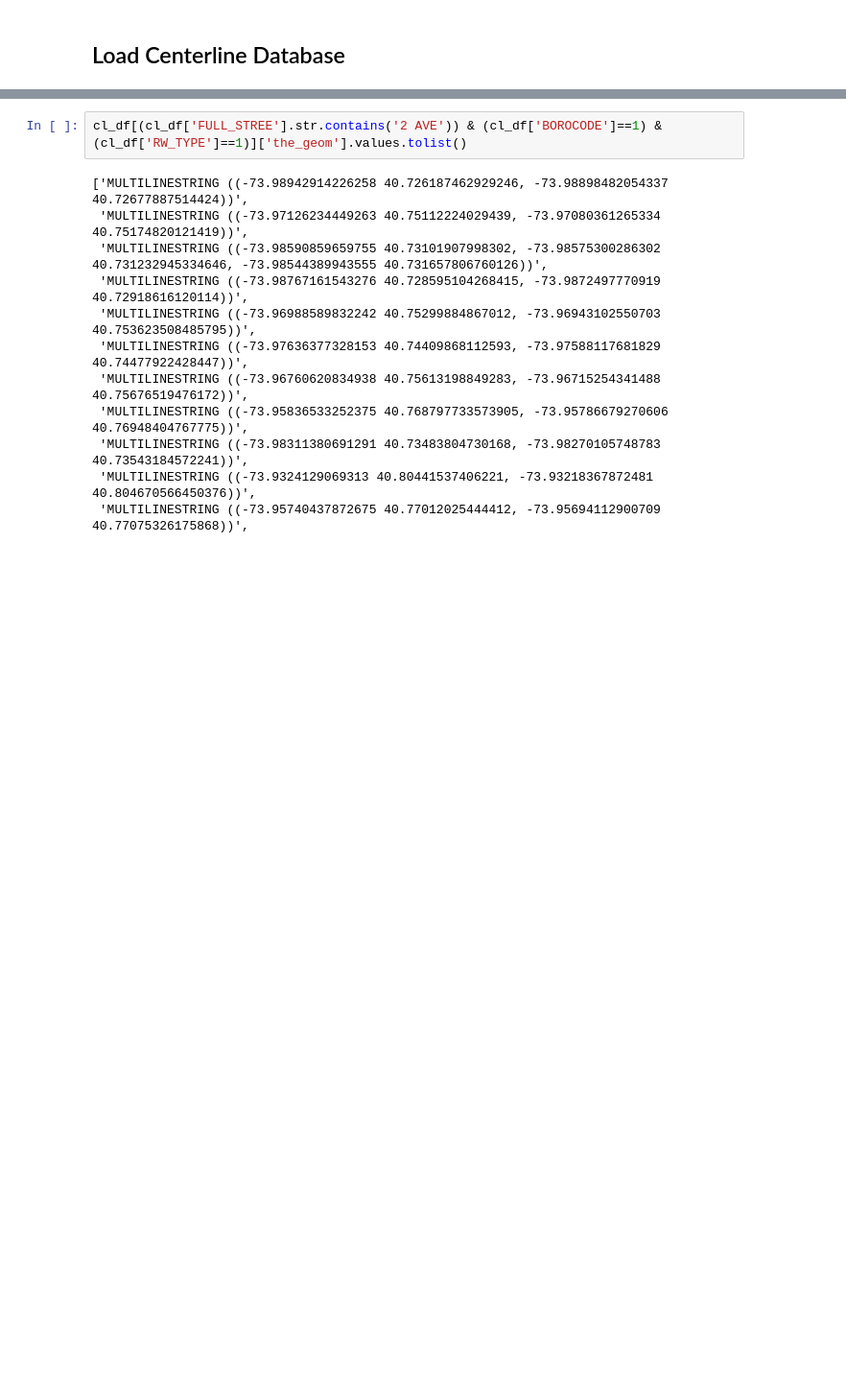
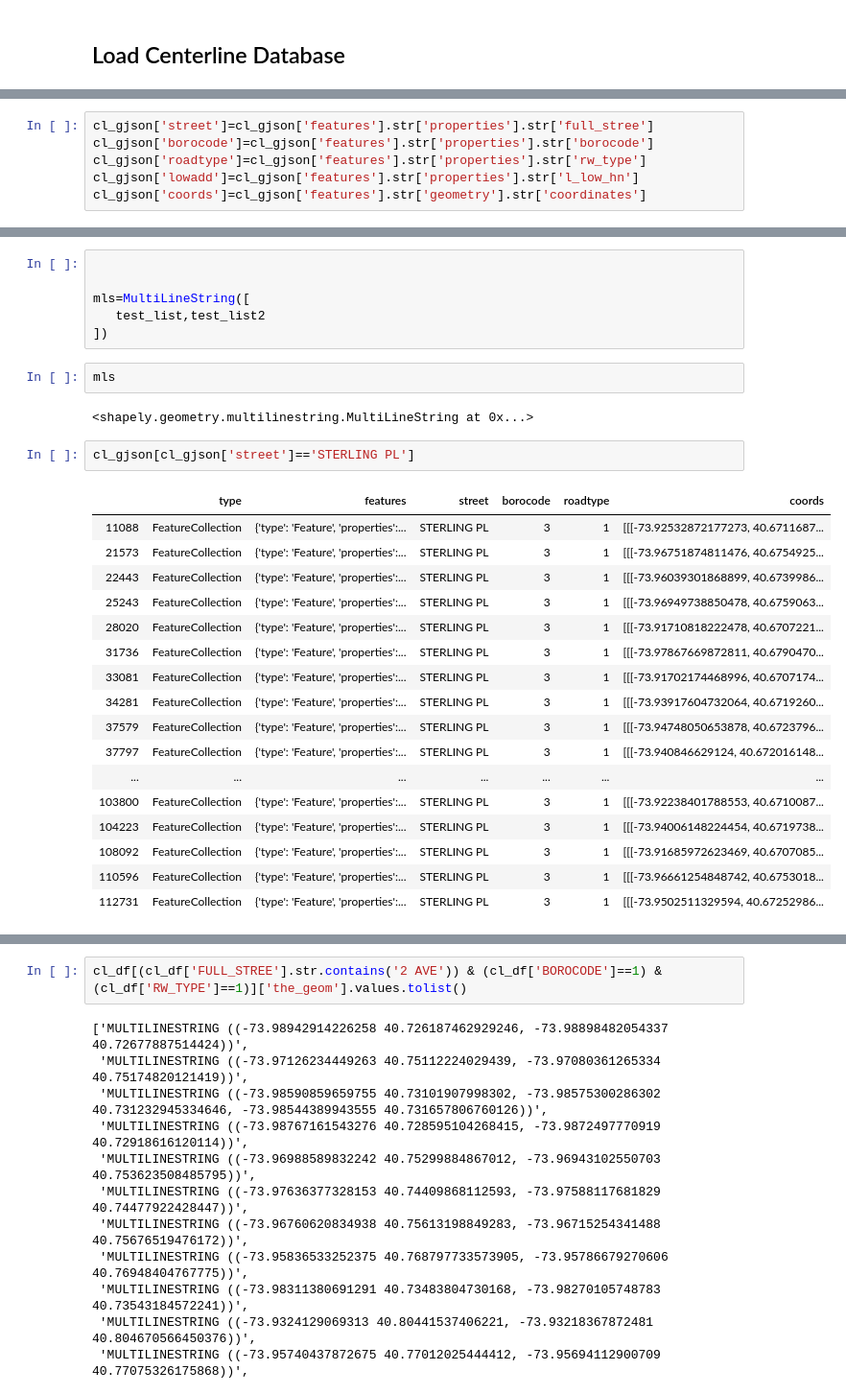
Before and after one commit to stuartong/streetsofnyc, a Jupyter notebook: TicketsCleaningStreetCode.ipynb, the cells around one changed output, grey strips where cells are left out. Shown at 96% size. Drawn from its saved outputs; the diff is of its cells as text; blank space fills up the shorter version.

```diff
--- a/TicketsCleaningStreetCode.ipynb
+++ b/TicketsCleaningStreetCode.ipynb
@@ -239,0 +224,6 @@ cl_df
+# %%
+cl_gjson['street']=cl_gjson['features'].str['properties'].str['full_stree']
+cl_gjson['borocode']=cl_gjson['features'].str['properties'].str['borocode']
+cl_gjson['roadtype']=cl_gjson['features'].str['properties'].str['rw_type']
+cl_gjson['lowadd']=cl_gjson['features'].str['properties'].str['l_low_hn']
+cl_gjson['coords']=cl_gjson['features'].str['geometry'].str['coordinates']
@@ -239,0 +435,30 @@ cl_df
+# %%
+
+
+mls=MultiLineString([
+   test_list,test_list2
+])
+# %%
+mls
+# %% [output]
+<shapely.geometry.multilinestring.MultiLineString at 0x...>
+# %%
+cl_gjson[cl_gjson['street']=='STERLING PL']
+# %% [output]
+|  | type | features | street | borocode | roadtype | coords |
+| 11088 | FeatureCollection | {'type': 'Feature', 'properties':... | STERLING PL | 3 | 1 | [[[-73.92532872177273, 40.6711687... |
+| 21573 | FeatureCollection | {'type': 'Feature', 'properties':... | STERLING PL | 3 | 1 | [[[-73.96751874811476, 40.6754925... |
+| 22443 | FeatureCollection | {'type': 'Feature', 'properties':... | STERLING PL | 3 | 1 | [[[-73.96039301868899, 40.6739986... |
+| 25243 | FeatureCollection | {'type': 'Feature', 'properties':... | STERLING PL | 3 | 1 | [[[-73.96949738850478, 40.6759063... |
+| 28020 | FeatureCollection | {'type': 'Feature', 'properties':... | STERLING PL | 3 | 1 | [[[-73.91710818222478, 40.6707221... |
+| 31736 | FeatureCollection | {'type': 'Feature', 'properties':... | STERLING PL | 3 | 1 | [[[-73.97867669872811, 40.6790470... |
+| 33081 | FeatureCollection | {'type': 'Feature', 'properties':... | STERLING PL | 3 | 1 | [[[-73.91702174468996, 40.6707174... |
+| 34281 | FeatureCollection | {'type': 'Feature', 'properties':... | STERLING PL | 3 | 1 | [[[-73.93917604732064, 40.6719260... |
+| 37579 | FeatureCollection | {'type': 'Feature', 'properties':... | STERLING PL | 3 | 1 | [[[-73.94748050653878, 40.6723796... |
+| 37797 | FeatureCollection | {'type': 'Feature', 'properties':... | STERLING PL | 3 | 1 | [[[-73.940846629124, 40.672016148... |
+| ... | ... | ... | ... | ... | ... | ... |
+| 103800 | FeatureCollection | {'type': 'Feature', 'properties':... | STERLING PL | 3 | 1 | [[[-73.92238401788553, 40.6710087... |
+| 104223 | FeatureCollection | {'type': 'Feature', 'properties':... | STERLING PL | 3 | 1 | [[[-73.94006148224454, 40.6719738... |
+| 108092 | FeatureCollection | {'type': 'Feature', 'properties':... | STERLING PL | 3 | 1 | [[[-73.91685972623469, 40.6707085... |
+| 110596 | FeatureCollection | {'type': 'Feature', 'properties':... | STERLING PL | 3 | 1 | [[[-73.96661254848742, 40.6753018... |
+| 112731 | FeatureCollection | {'type': 'Feature', 'properties':... | STERLING PL | 3 | 1 | [[[-73.9502511329594, 40.67252986... |
```
Also changed, not shown: parts of 30 cells of this notebook.
